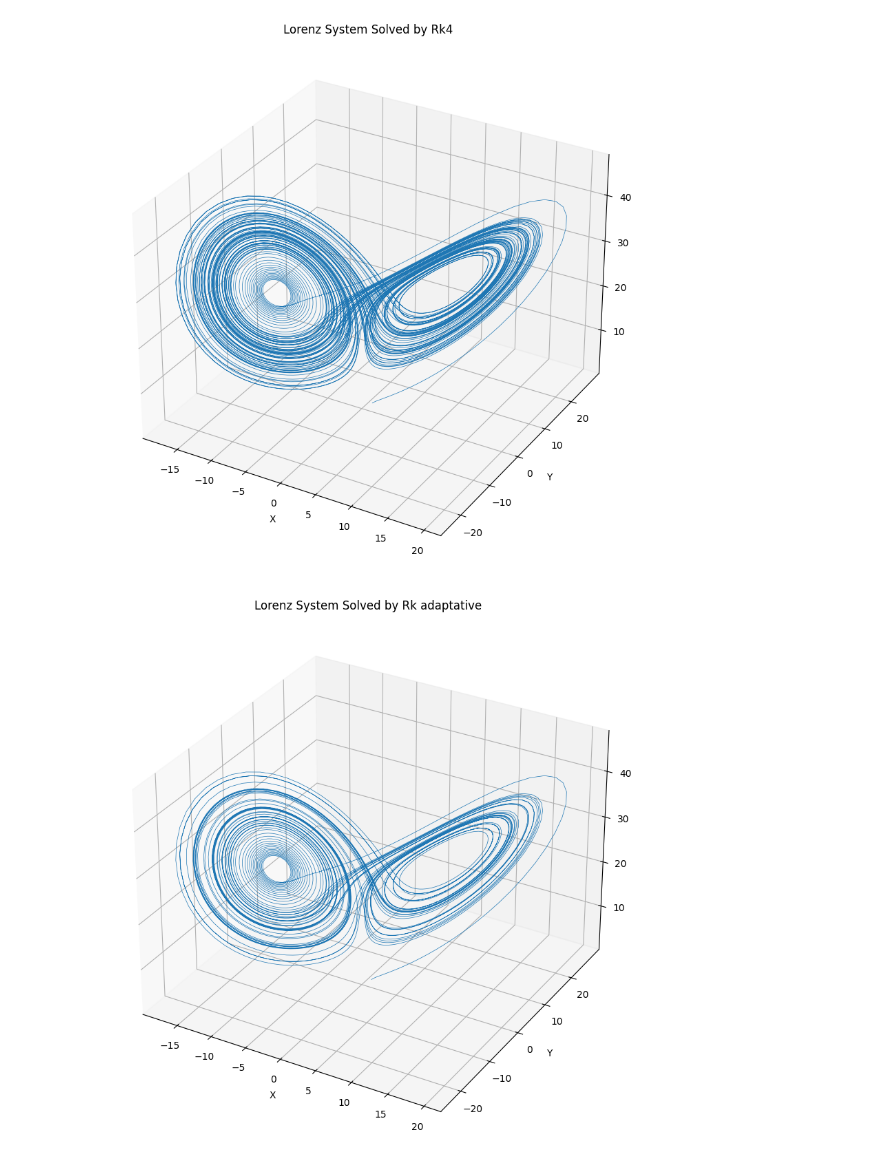
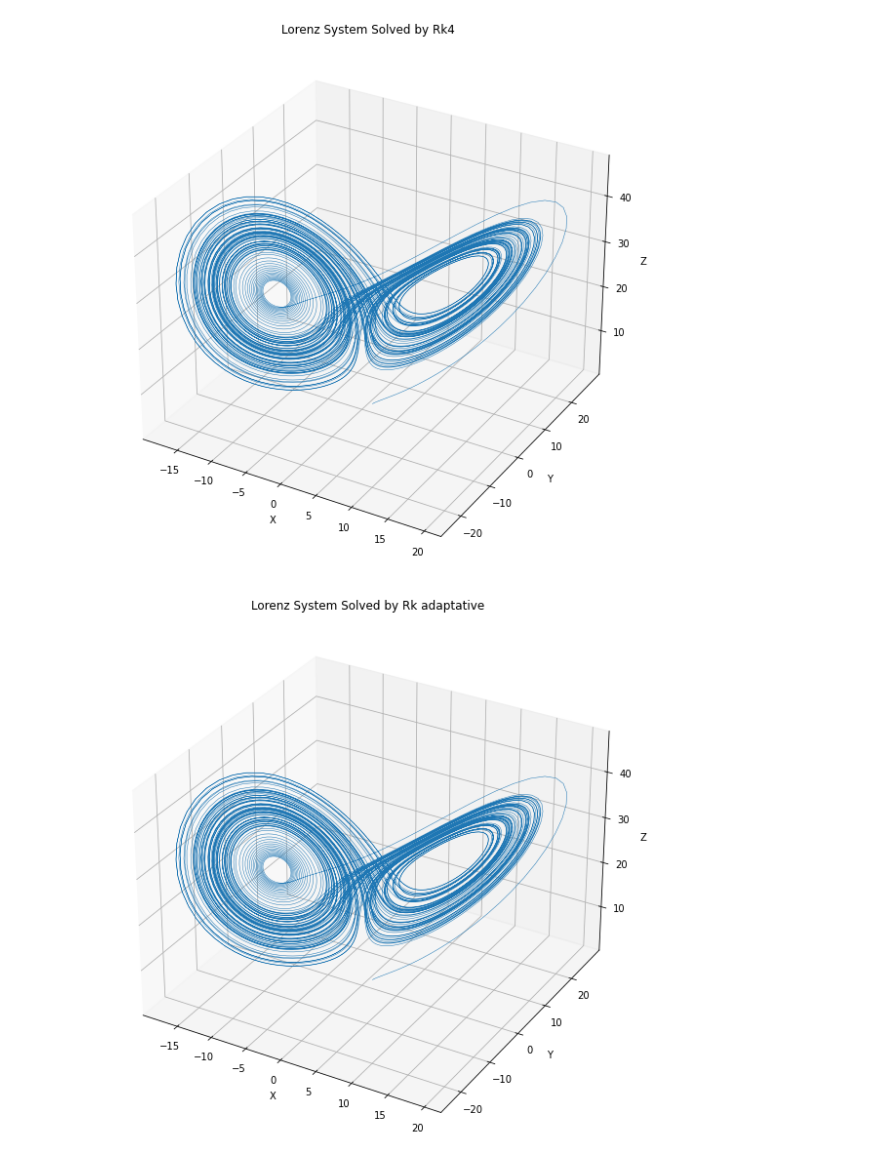
Before and after one commit to master-csmi/2024-m1-parareal, a Jupyter notebook: Lorenz_model.ipynb, the cells around one changed output. Cells and saved outputs as stored; diff of their text form; code cells hidden in the pictures.

```diff
--- a/Lorenz_model.ipynb
+++ b/Lorenz_model.ipynb
@@ -9,5 +9,5 @@ def lorenz(state, sigma, rho, beta):
     dx_dt = sigma * (y - x)
     dy_dt = x * (rho - z) - y
     dz_dt = x*y - beta*z
-    return dx_dt, dy_dt, dz_dt
+    return np.array([dx_dt, dy_dt, dz_dt])
 # %%
@@ -25,18 +25,16 @@ def euler(state, dt, sigma, rho, beta):
 x0, y0, z0 = 0.,1.,0.8
 initial_state = [x0, y0, z0]
 sigma, rho, beta = 10, 28, 8/3
+lorenz_sys = lambda state:lorenz(state,sigma,rho,beta)
 t, dt = 0, 0.01
 #integration loop
-x_list = []
-y_list = []
-z_list = []
+sol = []
+
 for i in range(10000):
-    x, y, z = euler(initial_state, dt, sigma, rho, beta)
-    x_list.append(x)
-    y_list.append(y)
-    z_list.append(z)
-    initial_state = [x, y, z ]
+    sol.append(euler(lorenz_sys,initial_state, dt))
+    initial_state = sol[-1]
     t += dt
+sol = np.array(sol)
 # %%
 #plotting
 fig = plt.figure(figsize=(10, 10))
@@ -52,46 +50,44 @@ plt.show()
 # %%
-def runge_kutta(state, dt, sigma, rho, beta):
+def runge_kutta(f,state, dt):
     x, y, z = state
-    f1_x, f1_y, f1_z = lorenz(state, sigma, rho, beta)
+    f1_x, f1_y, f1_z = f(state)
 
-    f2_x, f2_y, f2_z = lorenz([x + 0.5*dt * f1_x, y + 0.5*dt * f1_y, z + 0.5*dt * f1_z], sigma, rho, beta)
+    f2_x, f2_y, f2_z = f([x + 0.5*dt * f1_x, y + 0.5*dt * f1_y, z + 0.5*dt * f1_z])
 
-    f3_x, f3_y, f3_z = lorenz([x + 0.5*dt * f2_x, y + 0.5*dt * f2_y, z + 0.5*dt * f2_z], sigma, rho, beta)
+    f3_x, f3_y, f3_z = f([x + 0.5*dt * f2_x, y + 0.5*dt * f2_y, z + 0.5*dt * f2_z])
 
-    f4_x, f4_y, f4_z = lorenz([x + dt * f3_x, y + dt * f3_y, z + dt * f3_z], sigma, rho, beta)
+    f4_x, f4_y, f4_z = f([x + dt * f3_x, y + dt * f3_y, z + dt * f3_z])
 
     x += (dt * f1_x + 2*dt * f2_x + 2*dt * f3_x + dt * f4_x) / 6.0
     y += (dt * f1_y + 2*dt * f2_y + 2*dt * f3_y + dt * f4_y) / 6.0
     z += (dt * f1_z + 2*dt * f2_z + 2*dt * f3_z + dt * f4_z) / 6.0
 
-    return x, y, z
+    return np.array([x, y, z])
 # %%
 #initial conditions
 x0, y0, z0 = 1, 1, 1
 initial_state = [x0, y0, z0]
 sigma, rho, beta = 10, 28, 8/3
+lorenz_sys = lambda state:lorenz(state,sigma,rho,beta)
 t, dt = 0, 0.01
 #integration loop
-x_list = []
-y_list = []
-z_list = []
+sol = []
+
 for i in range(10000):
-    x, y, z = runge_kutta(initial_state, dt, sigma, rho, beta)
-    x_list.append(x)
-    y_list.append(y)
-    z_list.append(z)
-    initial_state = [x, y, z ]
+    sol.append(runge_kutta(lorenz_sys,initial_state, dt))
+    initial_state = sol[-1]
     t += dt
+sol = np.array(sol)
 # %%
 #plotting
 fig = plt.figure(figsize=(10, 10))
 ax = fig.add_subplot(projection='3d')
-ax.plot(x_list, y_list, z_list, lw=0.5)
+ax.plot(sol[:,0], sol[:,1], sol[:,2], lw=0.5)
 ax.set_title("Lorenz System Solved by Rk4")
 ax.set_xlabel("X")
 ax.set_ylabel("Y")
 ax.set_zlabel("Z")
 plt.show()
 # %% [output]
-[figure, old version]
+[figure, new version]
 # %%
@@ -133,15 +127,15 @@ x, y, z,t = runge_kutta_adaptive(t0, initial_state, t_end, tol, sigma, rho, beta
 # %%
 #plotting
 fig = plt.figure(figsize=(10, 10))
 ax = fig.add_subplot(projection='3d')
-ax.plot(x, y, z, lw=0.5)
+ax.plot(sol[:,0], sol[:,1], sol[:,2], lw=0.5)
 ax.set_title("Lorenz System Solved by Rk adaptative")
 ax.set_xlabel("X")
 ax.set_ylabel("Y")
 ax.set_zlabel("Z")
 plt.show()
 # %% [output]
-[figure, old version]
+[figure, new version]
 # %%
 # odeint(func, y0, t, args=()), func(y, t, ...)
 # Define the Lorenz ODE system
```
Also changed, not shown: parts of 9 cells of this notebook.
